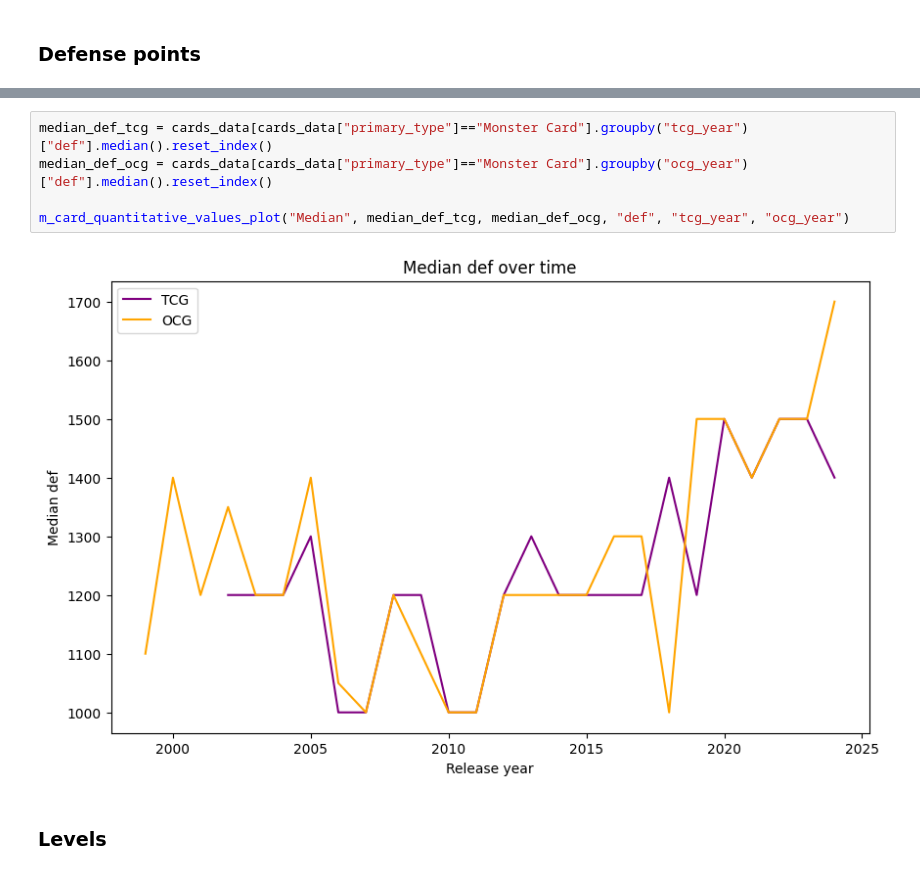
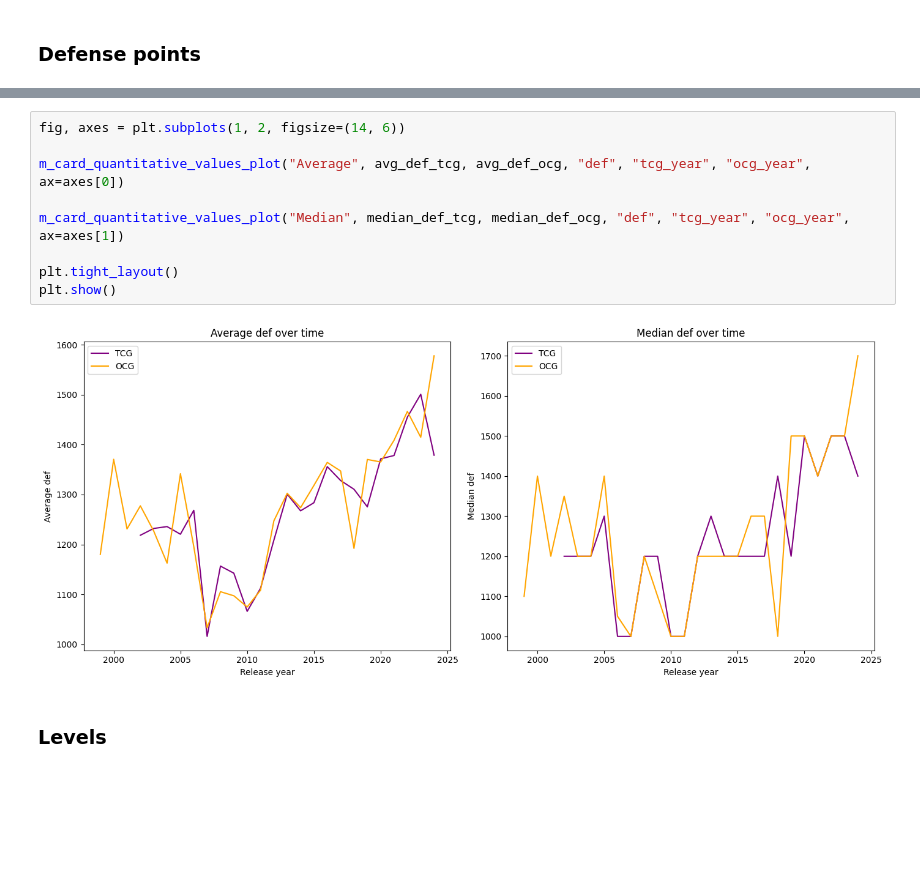
Before and after one commit to HanaeBonnafoux/yugioh, a Jupyter notebook: yu-gi-oh-s-evolution-through-the-cards.ipynb, the cells around one changed output, grey strips where cells are left out. Drawn from its saved outputs; the diff is of its cells as text; blank space fills up the shorter version.

```diff
--- a/yu-gi-oh-s-evolution-through-the-cards.ipynb
+++ b/yu-gi-oh-s-evolution-through-the-cards.ipynb
@@ -443,10 +413,14 @@ m_card_quantitative_values_plot("Average", avg_def_tcg, avg_def_ocg, "def", "tcg
-# %%
-median_def_tcg = cards_data[cards_data["primary_type"]=="Monster Card"].groupby("tcg_year")["def"].median().reset_index()
-median_def_ocg = cards_data[cards_data["primary_type"]=="Monster Card"].groupby("ocg_year")["def"].median().reset_index()
-
-m_card_quantitative_values_plot("Median", median_def_tcg, median_def_ocg, "def", "tcg_year", "ocg_year")
-# %% [output]
-[figure, removed]
+# %%
+fig, axes = plt.subplots(1, 2, figsize=(14, 6))
+
+m_card_quantitative_values_plot("Average", avg_def_tcg, avg_def_ocg, "def", "tcg_year", "ocg_year", ax=axes[0])
+
+m_card_quantitative_values_plot("Median", median_def_tcg, median_def_ocg, "def", "tcg_year", "ocg_year", ax=axes[1])
+
+plt.tight_layout()
+plt.show()
+# %% [output]
+[figure, added]
 # %% [markdown]
 ### Levels
 # %%
```
Also changed, not shown: parts of 28 cells of this notebook.
